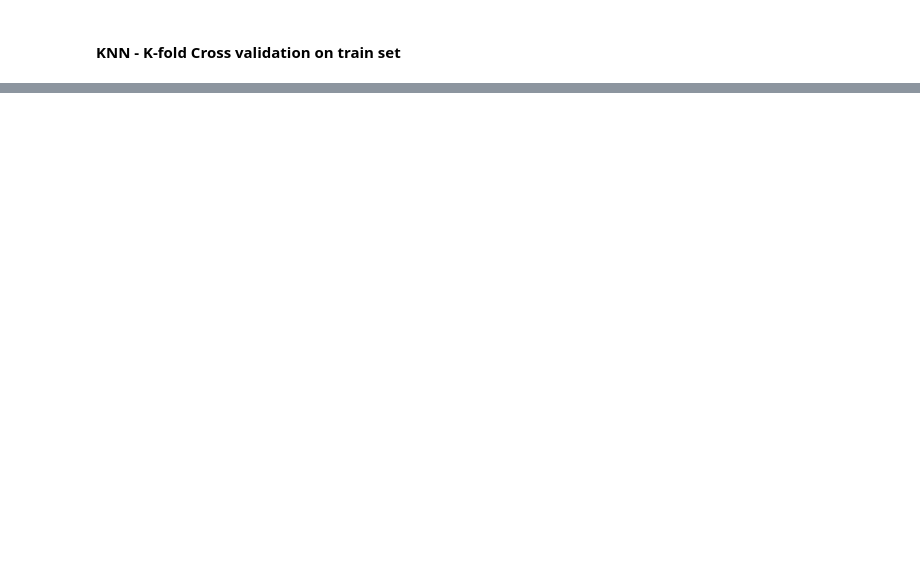
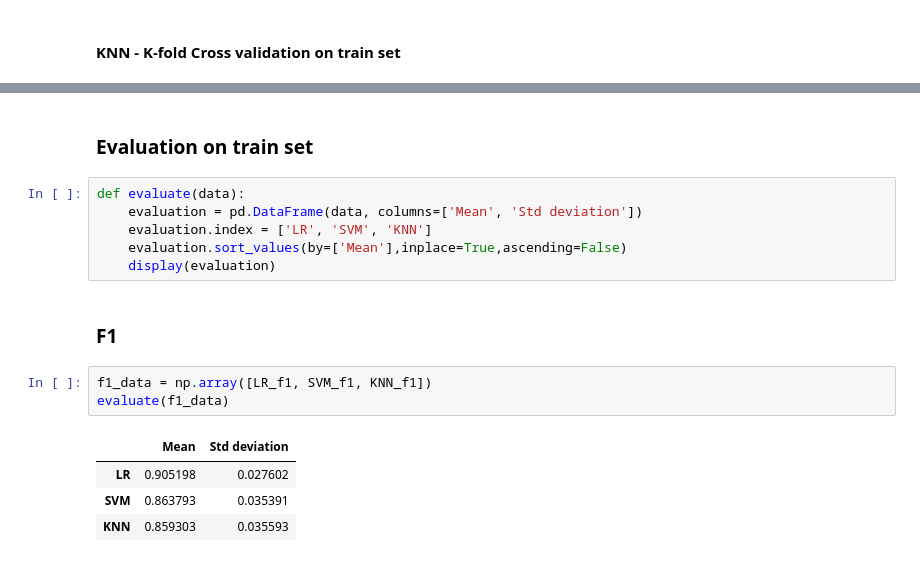
Before and after one commit to jkuhta/is-seminarska2, a Jupyter notebook: seminarska2.ipynb, the cells around one changed output, grey strips where cells are left out. Drawn from its saved outputs; the diff is of its cells as text; blank space fills up the shorter version.

Commit message:
evaluation

```diff
--- a/seminarska2.ipynb
+++ b/seminarska2.ipynb
@@ -675,0 +689,18 @@ For prediction on test set we will use Logistic Regression, since it has the bes
+# %% [markdown]
+### Evaluation on train set
+# %%
+def evaluate(data):
+    evaluation = pd.DataFrame(data, columns=['Mean', 'Std deviation'])
+    evaluation.index = ['LR', 'SVM', 'KNN']
+    evaluation.sort_values(by=['Mean'],inplace=True,ascending=False)
+    display(evaluation)
+# %% [markdown]
+### F1
+# %%
+f1_data = np.array([LR_f1, SVM_f1, KNN_f1])
+evaluate(f1_data)
+# %% [output]
+|  | Mean | Std deviation |
+| LR | 0.905198 | 0.027602 |
+| SVM | 0.863793 | 0.035391 |
+| KNN | 0.859303 | 0.035593 |
```
Also changed, not shown: parts of 28 cells of this notebook.
